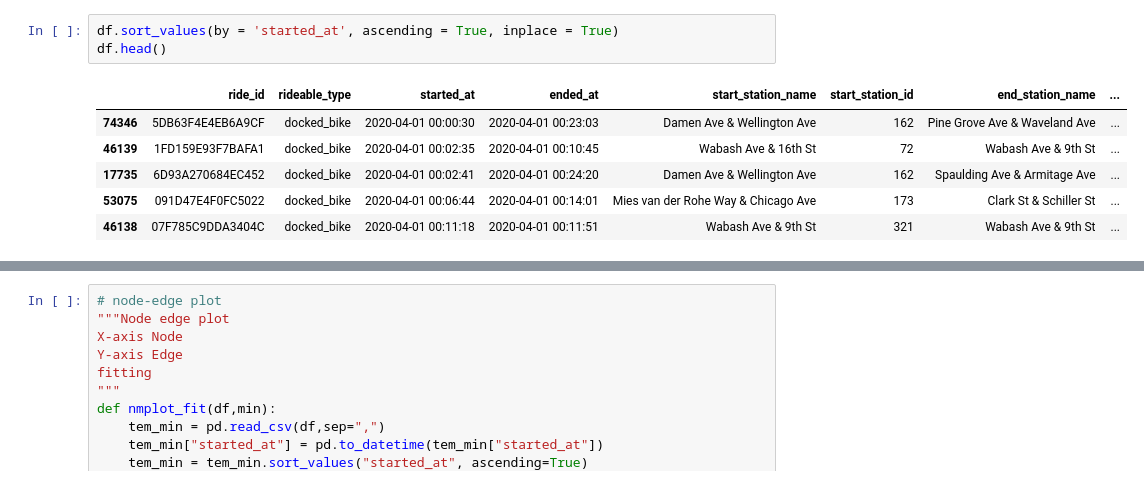
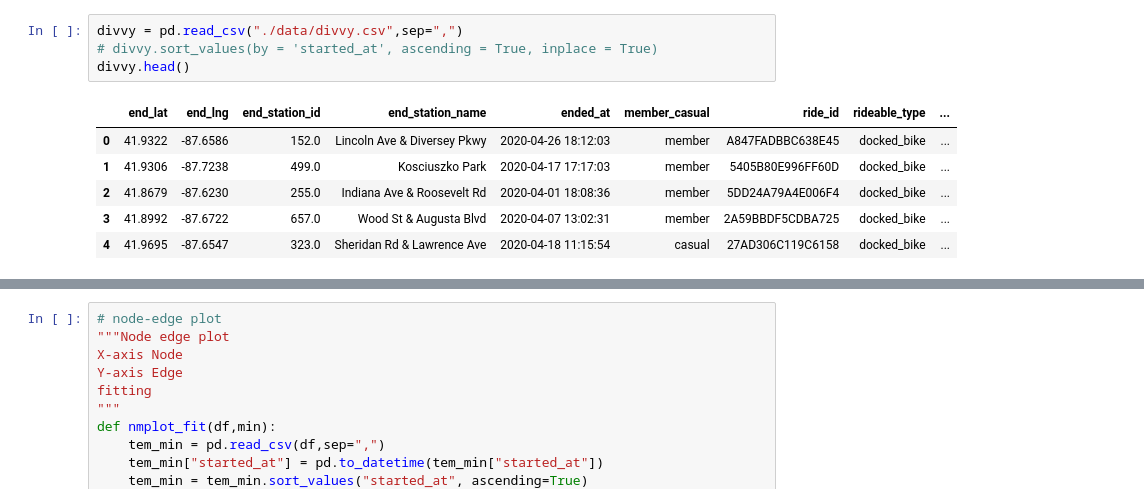
Before and after one commit to Yu-kaida/chicago_bike_temporal_network, a Jupyter notebook: chicago_bike.ipynb, the cells around one changed output, grey strips where cells are left out. Drawn from its saved outputs; the diff is of its cells as text.

```diff
--- a/chicago_bike.ipynb
+++ b/chicago_bike.ipynb
@@ -33,13 +55,14 @@ df = pd.read_csv('./data/202004-divvy-tripdata.csv',sep=',')
 # %%
-df.sort_values(by = 'started_at', ascending = True, inplace = True)
-df.head()
+divvy = pd.read_csv("./data/divvy.csv",sep=",")
+# divvy.sort_values(by = 'started_at', ascending = True, inplace = True)
+divvy.head()
 # %% [output]
-|  | ride_id | rideable_type | started_at | ended_at | start_station_name | start_station_id | end_station_name | ... |
-| 74346 | 5DB63F4E4EB6A9CF | docked_bike | 2020-04-01 00:00:30 | 2020-04-01 00:23:03 | Damen Ave & Wellington Ave | 162 | Pine Grove Ave & Waveland Ave | ... |
-| 46139 | 1FD159E93F7BAFA1 | docked_bike | 2020-04-01 00:02:35 | 2020-04-01 00:10:45 | Wabash Ave & 16th St | 72 | Wabash Ave & 9th St | ... |
-| 17735 | 6D93A270684EC452 | docked_bike | 2020-04-01 00:02:41 | 2020-04-01 00:24:20 | Damen Ave & Wellington Ave | 162 | Spaulding Ave & Armitage Ave | ... |
-| 53075 | 091D47E4F0FC5022 | docked_bike | 2020-04-01 00:06:44 | 2020-04-01 00:14:01 | Mies van der Rohe Way & Chicago Ave | 173 | Clark St & Schiller St | ... |
-| 46138 | 07F785C9DDA3404C | docked_bike | 2020-04-01 00:11:18 | 2020-04-01 00:11:51 | Wabash Ave & 9th St | 321 | Wabash Ave & 9th St | ... |
+|  | end_lat | end_lng | end_station_id | end_station_name | ended_at | member_casual | ride_id | rideable_type | ... |
+| 0 | 41.9322 | -87.6586 | 152.0 | Lincoln Ave & Diversey Pkwy | 2020-04-26 18:12:03 | member | A847FADBBC638E45 | docked_bike | ... |
+| 1 | 41.9306 | -87.7238 | 499.0 | Kosciuszko Park | 2020-04-17 17:17:03 | member | 5405B80E996FF60D | docked_bike | ... |
+| 2 | 41.8679 | -87.6230 | 255.0 | Indiana Ave & Roosevelt Rd | 2020-04-01 18:08:36 | member | 5DD24A79A4E006F4 | docked_bike | ... |
+| 3 | 41.8992 | -87.6722 | 657.0 | Wood St & Augusta Blvd | 2020-04-07 13:02:31 | member | 2A59BBDF5CDBA725 | docked_bike | ... |
+| 4 | 41.9695 | -87.6547 | 323.0 | Sheridan Rd & Lawrence Ave | 2020-04-18 11:15:54 | casual | 27AD306C119C6158 | docked_bike | ... |
 # %%
 def nmplot(df,min):
     tem_min = pd.read_csv(df,sep=",")
```
Also changed, not shown: parts of 8 cells of this notebook.
